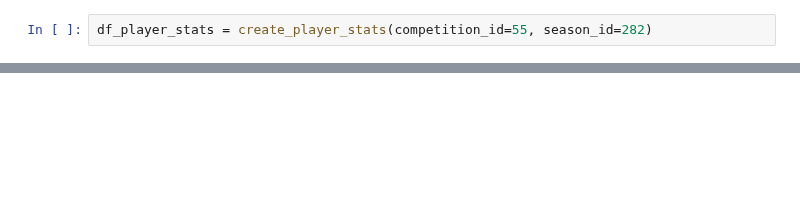
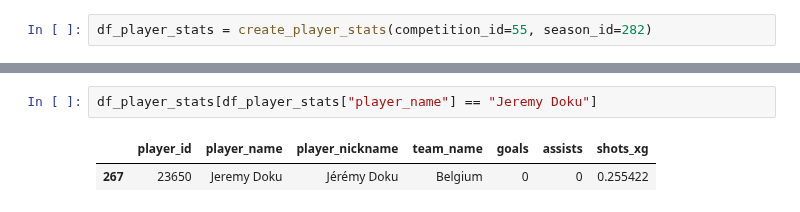
Before and after one commit to MarijnSt/soccermatics-project-1, a Jupyter notebook: radar_plot.ipynb, the cells around one changed output, grey strips where cells are left out. Cells and saved outputs as stored; diff of their text form; blank space fills up the shorter version.

```diff
--- a/radar_plot.ipynb
+++ b/radar_plot.ipynb
@@ -258,0 +347,5 @@ df_player_stats.sort_values(by='shots_xg', ascending=False).head(10)
+# %%
+df_player_stats[df_player_stats["player_name"] == "Jeremy Doku"]
+# %% [output]
+|  | player_id | player_name | player_nickname | team_name | goals | assists | shots_xg |
+| 267 | 23650 | Jeremy Doku | Jérémy Doku | Belgium | 0 | 0 | 0.255422 |
```
Also changed, not shown: parts of 9 cells of this notebook.
